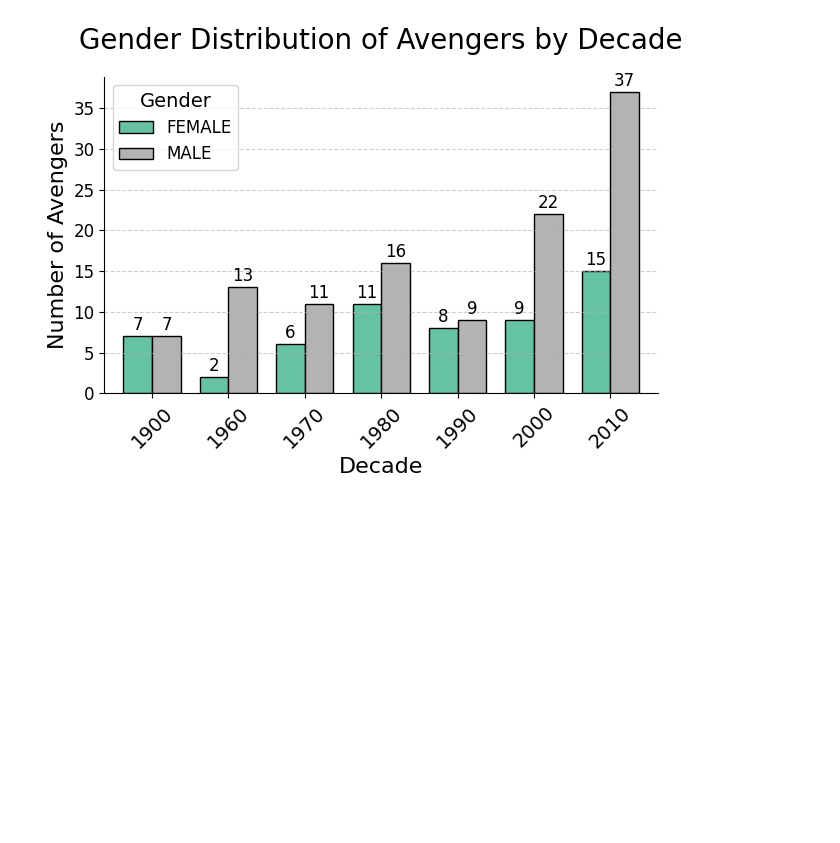
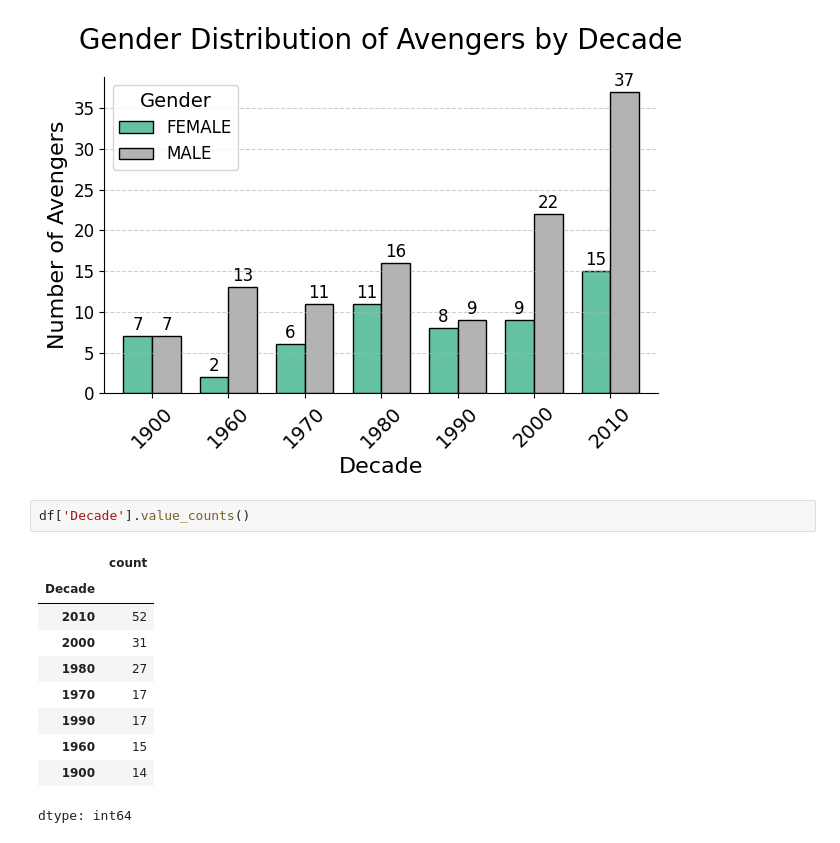
Before and after one commit to viktoruebelhart/avengers, a Jupyter notebook: avengers.ipynb, the cells around one changed output. Drawn from its saved outputs; the diff is of its cells as text; blank space fills up the shorter version.

```diff
--- a/avengers.ipynb
+++ b/avengers.ipynb
@@ -469,3 +469,16 @@ plt.show()
 # %% [output]
 <Figure size 1800x1000 with 0 Axes>
 [figure]
+# %%
+df['Decade'].value_counts()
+# %% [output]
+|  | count |
+| Decade |  |
+| 2010 | 52 |
+| 2000 | 31 |
+| 1980 | 27 |
+| 1970 | 17 |
+| 1990 | 17 |
+| 1960 | 15 |
+| 1900 | 14 |
+dtype: int64
```
